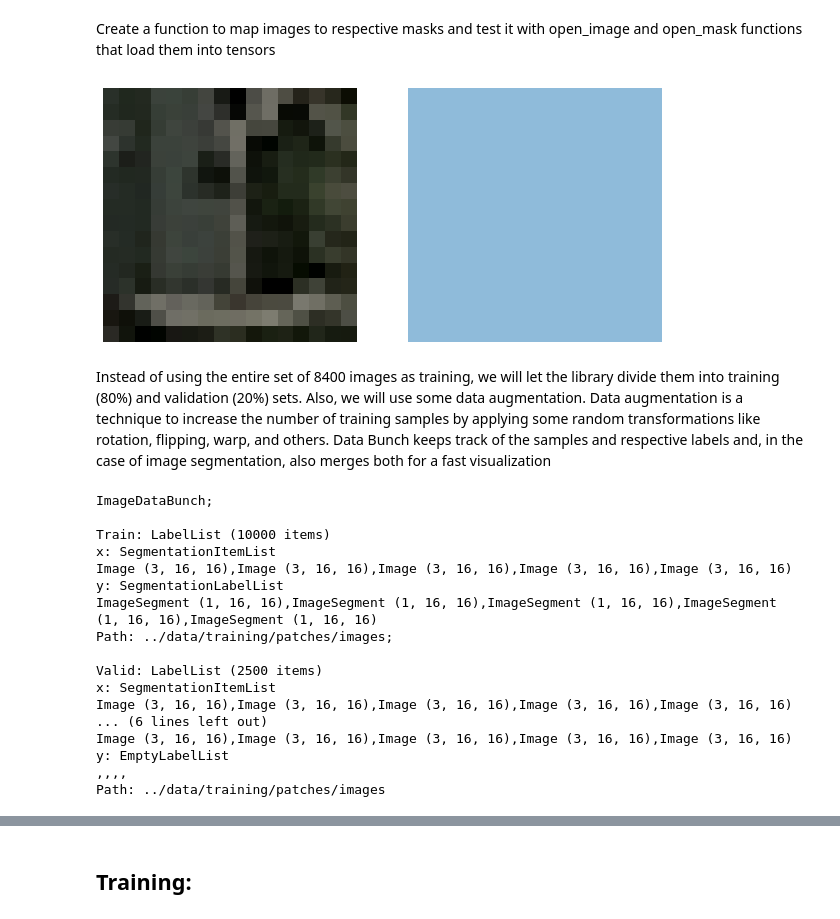
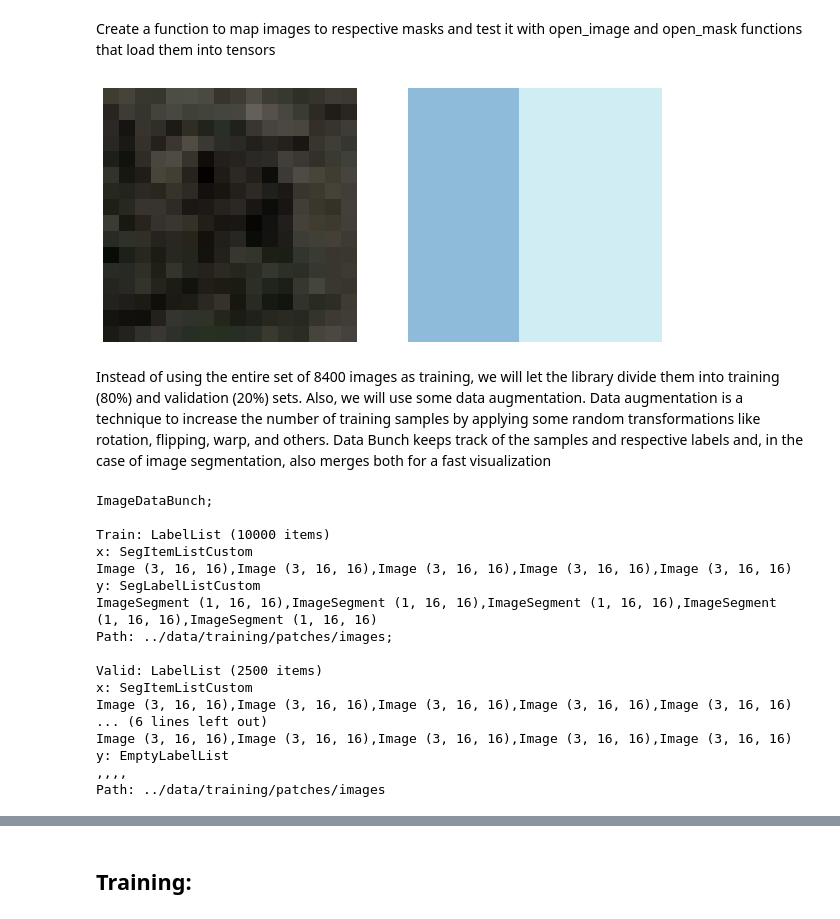
Before and after one commit to marvande/ML_Project_2, a Jupyter notebook: source/project2_ML.ipynb, the cells around one changed output, grey strips where cells are left out. Saved outputs shown, nothing was run; the diff lists cells and outputs as text; code cells hidden in the pictures.

```diff
--- a/source/project2_ML.ipynb
+++ b/source/project2_ML.ipynb
@@ -236,24 +259,32 @@ Create a function to map images to respective masks and test it with open_image
 # %%
 def get_lbl_fn(img_fn: Path):
     img_name = img_fn.name
-    lbl_name = img_name.replace('rgb', 'gt')
-    return img_fn.parent.parent / ('labels/' + lbl_name)
+    return img_fn.parent.parent / ('labels/' + img_name)
 
 
-fname = path_img / 'patch_7.png'
+fname = path_img / 'patch_50.png'
 img = open_image(fname)
 mask = open_mask(get_lbl_fn(fname))
 
 fig, ax = plt.subplots(1, 2, figsize=(10, 6))
 
 img.show(ax[0])
 mask.show(ax[1])
 # %% [output]
-[figure, old version]
+[figure, new version]
 # %% [markdown]
 Instead of using the entire set of 8400 images as training, we will let the library divide them into training (80%) and validation (20%) sets. Also, we will use some data augmentation. Data augmentation is a technique to increase the number of training samples by applying some random transformations like rotation, flipping, warp, and others.  Data Bunch keeps track of the samples and respective labels and, in the case of image segmentation, also merges both for a fast visualization
 # %%
-src = (SegmentationItemList.from_folder(
+class SegLabelListCustom(SegmentationLabelList):
+    def open(self, fn):
+        return open_mask(fn, div=True)
+
+
+class SegItemListCustom(SegmentationItemList):
+    _label_cls = SegLabelListCustom
+
+
+src = (SegItemListCustom.from_folder(
     path_img).split_by_rand_pct().label_from_func(get_lbl_fn,
                                                   classes=['rest', 'road']))
 
@@ -268,14 +299,14 @@ data
 ImageDataBunch;
 
 Train: LabelList (10000 items)
-x: SegmentationItemList
+x: SegItemListCustom
 Image (3, 16, 16),Image (3, 16, 16),Image (3, 16, 16),Image (3, 16, 16),Image (3, 16, 16)
-y: SegmentationLabelList
+y: SegLabelListCustom
 ImageSegment (1, 16, 16),ImageSegment (1, 16, 16),ImageSegment (1, 16, 16),ImageSegment (1, 16, 16),ImageSegment (1, 16, 16)
 Path: ../data/training/patches/images;
 
 Valid: LabelList (2500 items)
-x: SegmentationItemList
+x: SegItemListCustom
 Image (3, 16, 16),Image (3, 16, 16),Image (3, 16, 16),Image (3, 16, 16),Image (3, 16, 16)
 ... (6 lines left out)
 Image (3, 16, 16),Image (3, 16, 16),Image (3, 16, 16),Image (3, 16, 16),Image (3, 16, 16)
```
Also changed, not shown: parts of 14 cells of this notebook, 3 other files.
